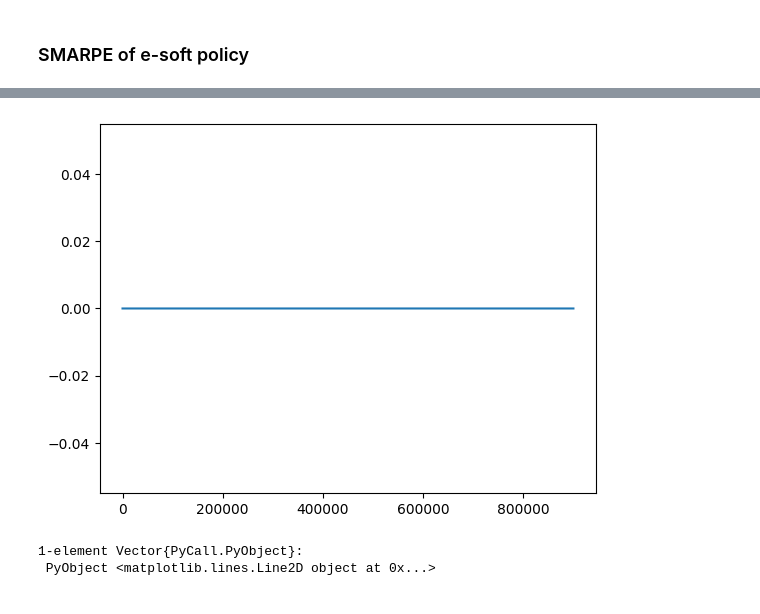
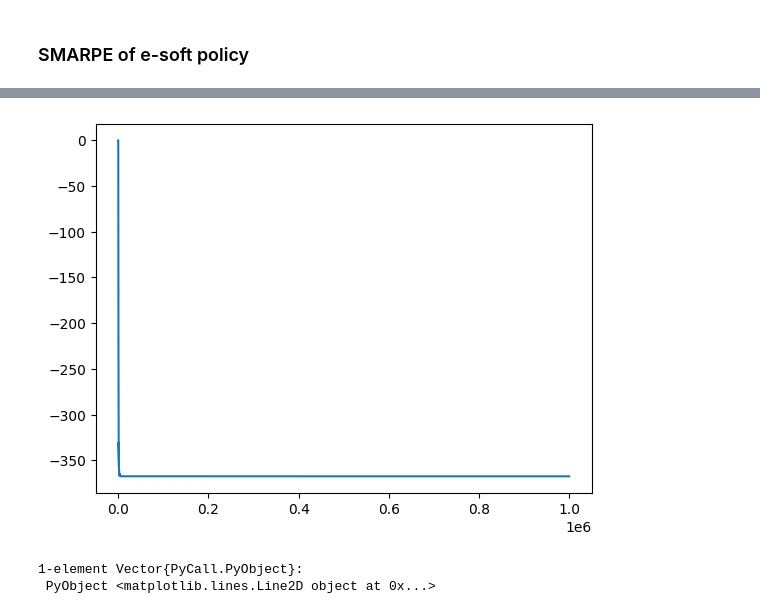
Before and after one commit to fairleyl/PhD-Code, a Jupyter notebook: Problem-Suite-NonDDD.ipynb, the cells around one changed output, grey strips where cells are left out. Drawn from its saved outputs; the diff is of its cells as text; code cells hidden in the pictures.

```diff
--- a/Problem-Suite-NonDDD.ipynb
+++ b/Problem-Suite-NonDDD.ipynb
@@ -810,17 +810,10 @@ function sojournTime(s, a, flows, N, alpha_d, alpha_r, beta, tau)
         return 1/(beta*sum(alpha_d) + sum(alpha_r) + tau(N))
     end
 
-    numRep = sum(i == 2 for i in s)
-    cumulativeRate = 0.0
-    for i in 1:N
-        if s[i] == 1
-            cumulativeRate += flows[i]*alpha_d[i] + alpha_r[i]
-        elseif s[i] == 2
-            cumulativeRate += alpha_r[i] + tau(numRep)/numRep
-        end
-    end
+    numRep = sum(s[i] == 2 for i in 1:N)
+    totalRate = sum(flows[i]*alpha_d[i] + alpha_r[i]*(s[i]!=3) for i in 1:N) + tau(numRep)
 
-    return 1/cumulativeRate
+    return 1/totalRate
 end
 # %% [output]
 sojournTime (generic function with 1 method)
@@ -839,11 +832,3 @@ end
 instantCostCont (generic function with 1 method)
 # %% [markdown]
 Given a state-action pair, return the next random pre-decision state, the cost accumulated over the sojourn time, and the updated flows
-# %%
-#Given a state-action pair, return the next random pre-decision state, the cost accumulated over the sojourn time, and the updated flows
-function updateStateAndFlowsCont(s,a,N,alpha_d, alpha_r, beta, tau, c0, c1, r, flows)
-    del = sojournTime(s, a, flows, N, alpha_d, alpha_r, beta, tau)
-    actualTime = rand(Exponential(del))
-    result = updateStateAndFlowsUnif(s,a,N,alpha_d, alpha_r, beta, tau, c0, c1, r, del, flows)
-    return result[1], instantCostCont(s,a,N,alpha_d, alpha_r, beta, tau, c0, c1, r, flows; del = actualTime), result[3], actualTime
-end
@@ -6382,8 +6411,8 @@ PyPlot.plot(gs[2])
 1-element Vector{PyCall.PyObject}:
  PyObject <matplotlib.lines.Line2D object at 0x...>
 # %%
-nMax = 100
-b = 1e-4
+nMax = 1000000
+b = 1e-2
 dsPolicy = [1,1,0,0,0]
-resultSMARPEeSoft = smarpeNewVFA_ST_DSP(N,alpha_d, alpha_r, beta, tau, c0, c1, r, nMax, b, dsPolicy; epsilon = 1.0, ve = Dict(), vn = Dict(), vfaProvided = false, g = 1300.0, gFixed = true, s = fill(3,N), stateTrace = [], timePassed = 0.0, printProgress = true, modCounter = 1000000, printStates = true)
+resultSMARPEeSoft = smarpeNewVFA_ST_DSP(N,alpha_d, alpha_r, beta, tau, c0, c1, r, nMax, b, dsPolicy; epsilon = -1.0, ve = Dict(), vn = Dict(), vfaProvided = false, g = 525.0, gFixed = true, s = fill(3,N), stateTrace = [], timePassed = 0.0, printProgress = true, modCounter = 1000000)
 # %% [output]
@@ -6426,11 +6439,11 @@ PyPlot.plot(resultSMARPEeSoft[2]["g"][start:finish])
 1-element Vector{PyCall.PyObject}:
  PyObject <matplotlib.lines.Line2D object at 0x...>
 # %%
-start = 100000
+start = 1
 finish = nMax - 1
 PyPlot.plot(resultSMARPEeSoft[2]["vs0"][start:finish])
 # %% [output]
-[figure, old version]
+[figure, new version]
 1-element Vector{PyCall.PyObject}:
  PyObject <matplotlib.lines.Line2D object at 0x...>
 # %%
```
Also changed, not shown: parts of 13 cells of this notebook, 1 other file.
